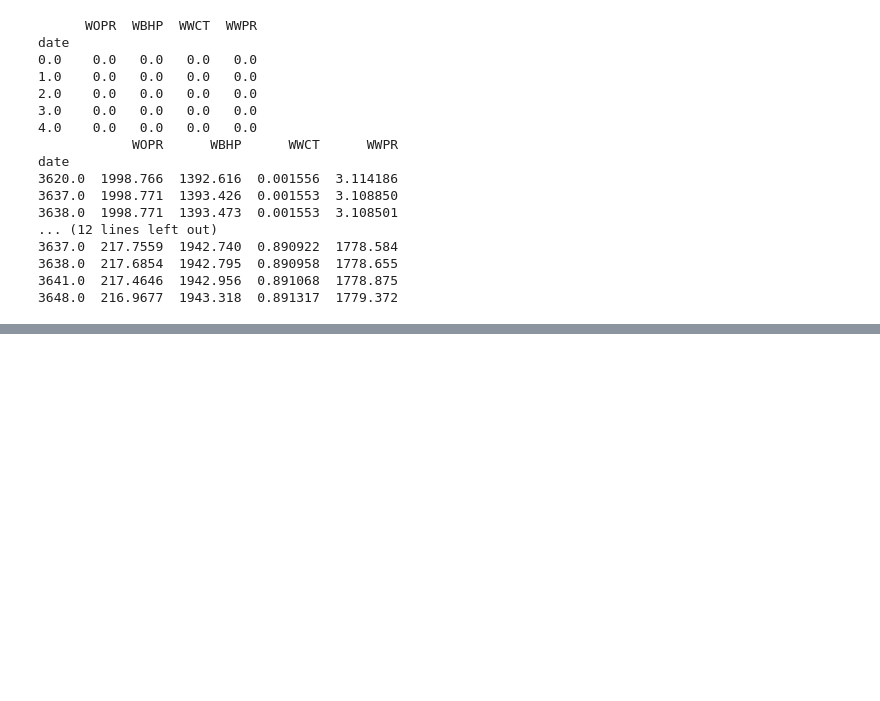
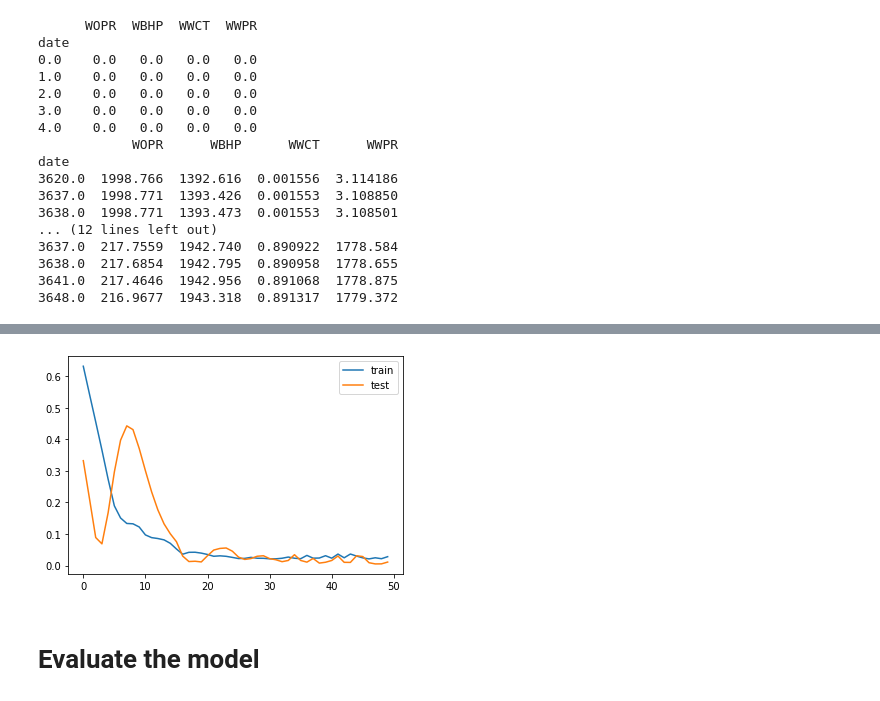
Before and after one commit to Pigrabbit/lstm, a Jupyter notebook: lstm_brugge.ipynb, the cells around one changed output, grey strips where cells are left out. Saved outputs shown, nothing was run; the diff lists cells and outputs as text; code cells hidden in the pictures; blank space fills up the shorter version.

```diff
--- a/lstm_brugge.ipynb
+++ b/lstm_brugge.ipynb
@@ -180,0 +250,17 @@ date
+# %%
+eff_time_step = len(reframed[['var1(t)']])
+train_size = int(0.4 * eff_time_step)
+test_size = eff_time_step - train_size
+print("Train size: {}, Test size: {}".format(train_size, test_size))
+
+data_to_numpy = reframed.to_numpy()
+train, test = data_to_numpy[:train_size, :], data_to_numpy[train_size:, :]
+
+train_X, train_y = train[:, :-4], train[:, -4]
+test_X, test_y = test[:, :-4], test[:, -4]
+# reshape input to be 3D [samples, timesteps, features]
+input_timesteps = 5
+input_dimension = 4
+train_X = train_X.reshape((train_X.shape[0], input_timesteps, input_dimension))
+test_X = test_X.reshape((test_X.shape[0], input_timesteps, input_dimension))
+print(train_X.shape, train_y.shape, test_X.shape, test_y.shape)
@@ -180,0 +272,12 @@ date
+# %%
+from keras.models import Sequential
+from keras.layers import Dense
+from keras.layers import LSTM
+
+# design the network
+model = Sequential()
+model.add(LSTM(50, input_shape=(input_timesteps, input_dimension)))
+model.add(Dense(1))
+model.compile(loss='mae', optimizer='adam')
+# fit network
+history = model.fit(train_X, train_y, epochs=50, batch_size=72, validation_data=(test_X, test_y), verbose=2, shuffle=False)
@@ -180,0 +303,10 @@ date
+# %%
+# plot history
+plt.plot(history.history['loss'], label='train')
+plt.plot(history.history['val_loss'], label='test')
+plt.legend()
+plt.show()
+# %% [output]
+[figure, added]
+# %% [markdown]
+# Evaluate the model
```
Also changed, not shown: parts of 21 cells of this notebook.
